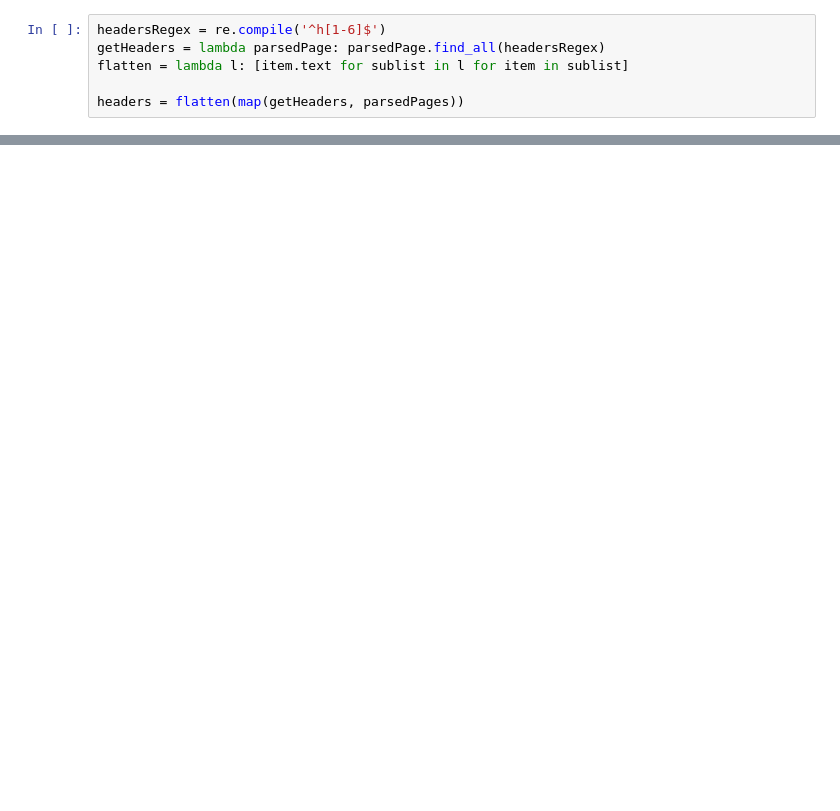
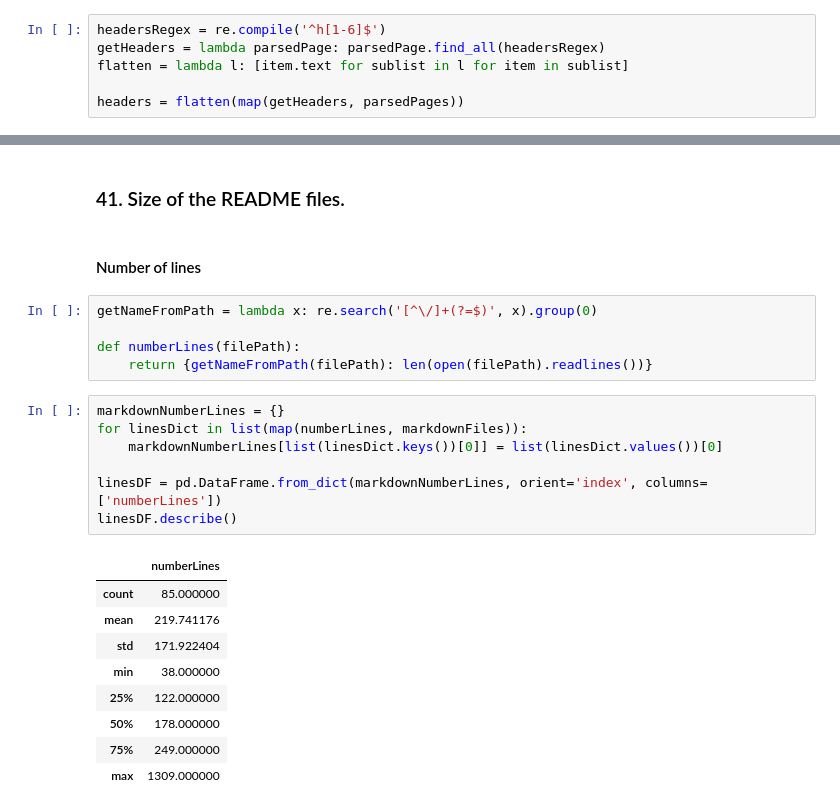
Before and after one commit to hpbl/2018-2-projeto-bubads, a Jupyter notebook: Notebooks/Analysis.ipynb, the cells around one changed output, grey strips where cells are left out. Cells and saved outputs as stored; diff of their text form; blank space fills up the shorter version.

```diff
--- a/Notebooks/Analysis.ipynb
+++ b/Notebooks/Analysis.ipynb
@@ -61,0 +65,26 @@ plt.show()
+# %% [markdown]
+### 41. Size of the README files.
+# %% [markdown]
+#### Number of lines
+# %%
+getNameFromPath = lambda x: re.search('[^\/]+(?=$)', x).group(0)
+
+def numberLines(filePath):
+    return {getNameFromPath(filePath): len(open(filePath).readlines())}
+# %%
+markdownNumberLines = {}
+for linesDict in list(map(numberLines, markdownFiles)):
+    markdownNumberLines[list(linesDict.keys())[0]] = list(linesDict.values())[0]
+
+linesDF = pd.DataFrame.from_dict(markdownNumberLines, orient='index', columns=['numberLines'])
+linesDF.describe()
+# %% [output]
+|  | numberLines |
+| count | 85.000000 |
+| mean | 219.741176 |
+| std | 171.922404 |
+| min | 38.000000 |
+| 25% | 122.000000 |
+| 50% | 178.000000 |
+| 75% | 249.000000 |
+| max | 1309.000000 |
```
Also changed, not shown: parts of 8 cells of this notebook.
